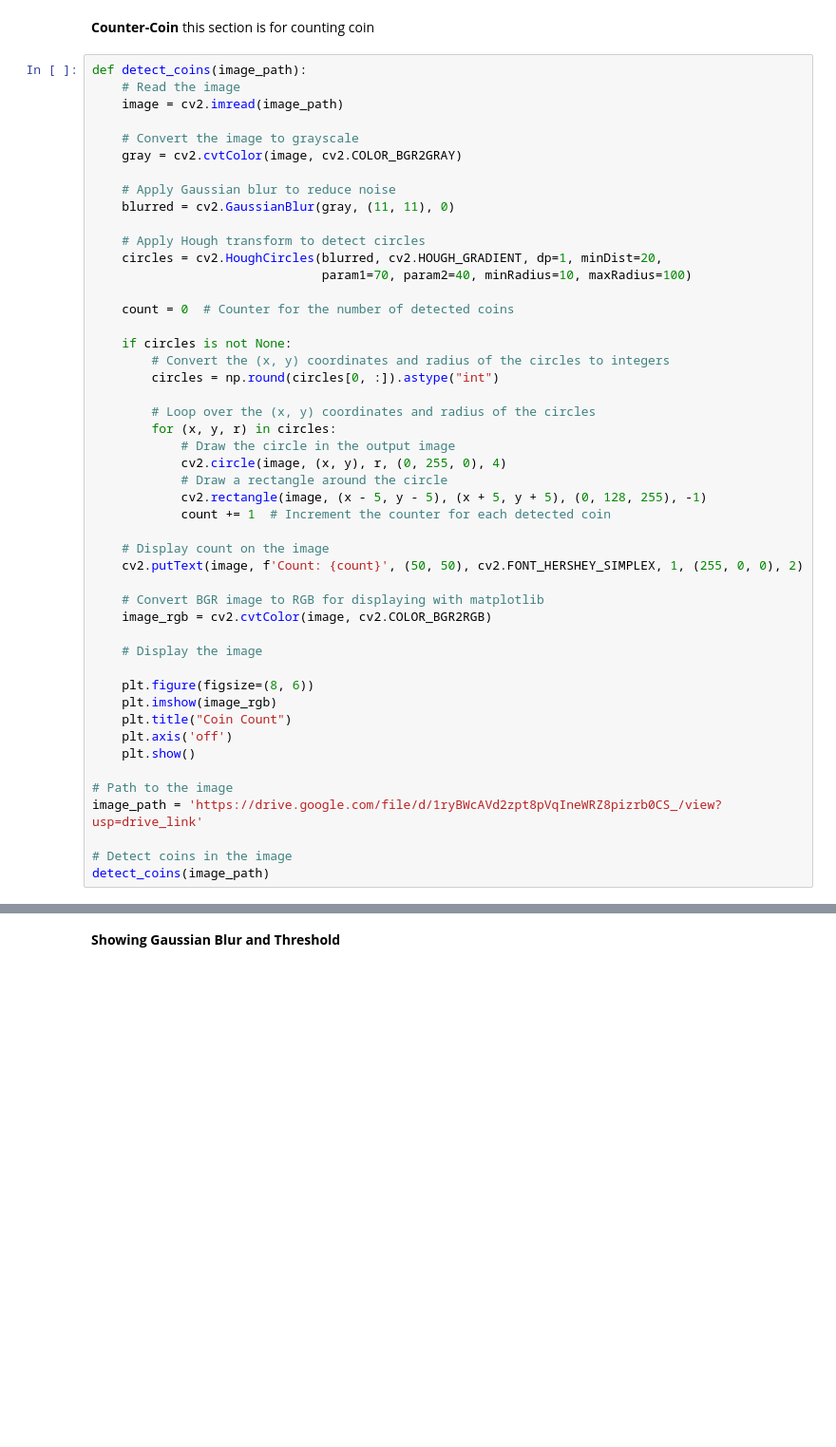
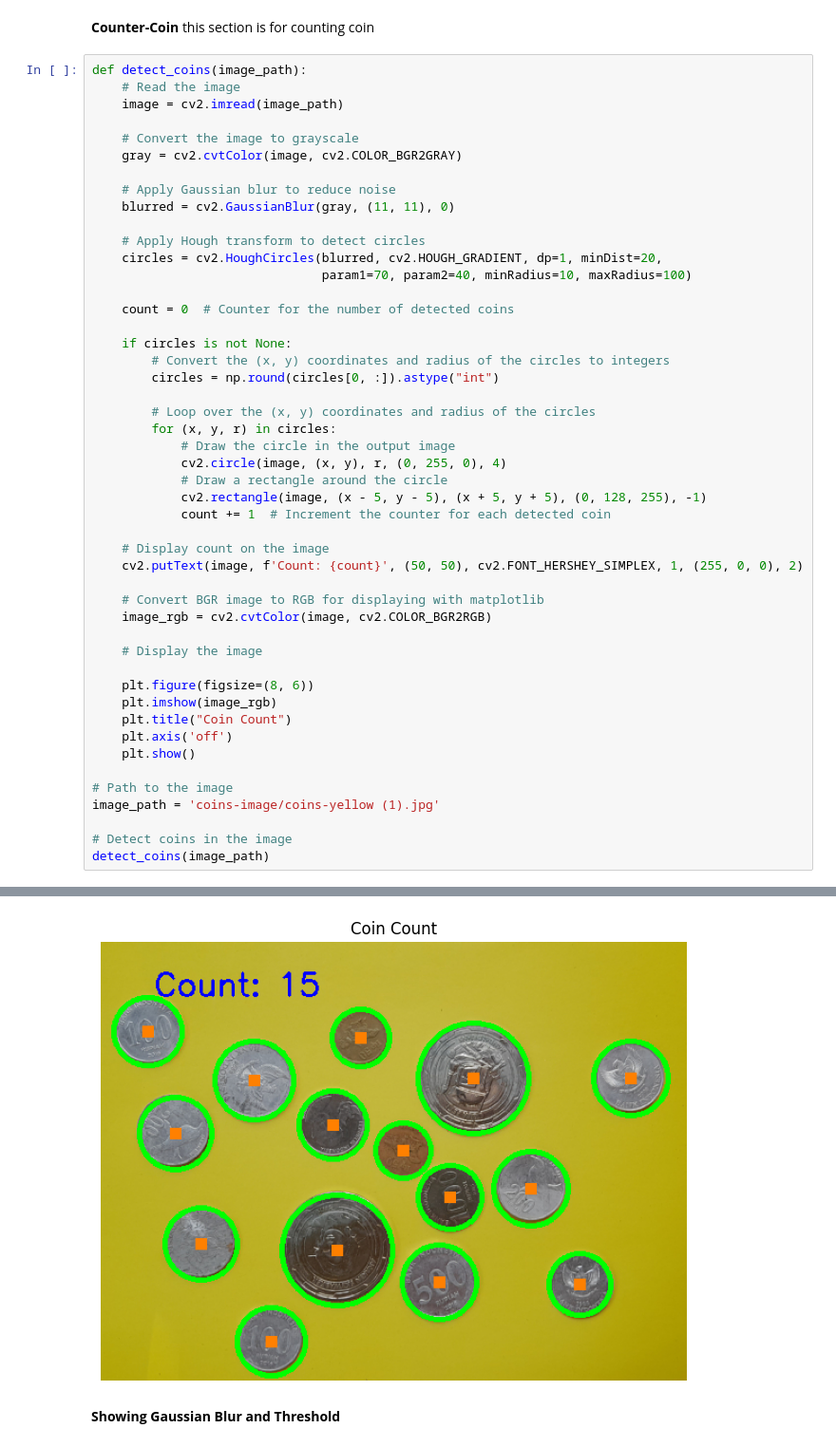
Before and after one commit to asmuiahmad/CV_CoinCounter, a Jupyter notebook: counter_coin.ipynb, the cells around one changed output, grey strips where cells are left out. Shown at 95% size. Saved outputs shown, nothing was run; the diff lists cells and outputs as text; blank space fills up the shorter version.

Commit message:
"Update some images-path"

```diff
--- a/counter_coin.ipynb
+++ b/counter_coin.ipynb
@@ -73,7 +78,7 @@ def detect_coins(image_path):
     plt.show()
 
 # Path to the image
-image_path = 'https://drive.google.com/file/d/1ryBWcAVd2zpt8pVqIneWRZ8pizrb0CS_/view?usp=drive_link'
+image_path = 'coins-image/coins-yellow (1).jpg'
 
 # Detect coins in the image
 detect_coins(image_path)
@@ -82,3 +86,4 @@ error: OpenCV(4.10.0) /io/opencv/modules/imgproc/src/color.cpp:196: error: (-215
+[figure, added]
 # %% [markdown]
 **Showing Gaussian Blur and Threshold**
 # %%
```
Also changed, not shown: parts of 3 cells of this notebook.
